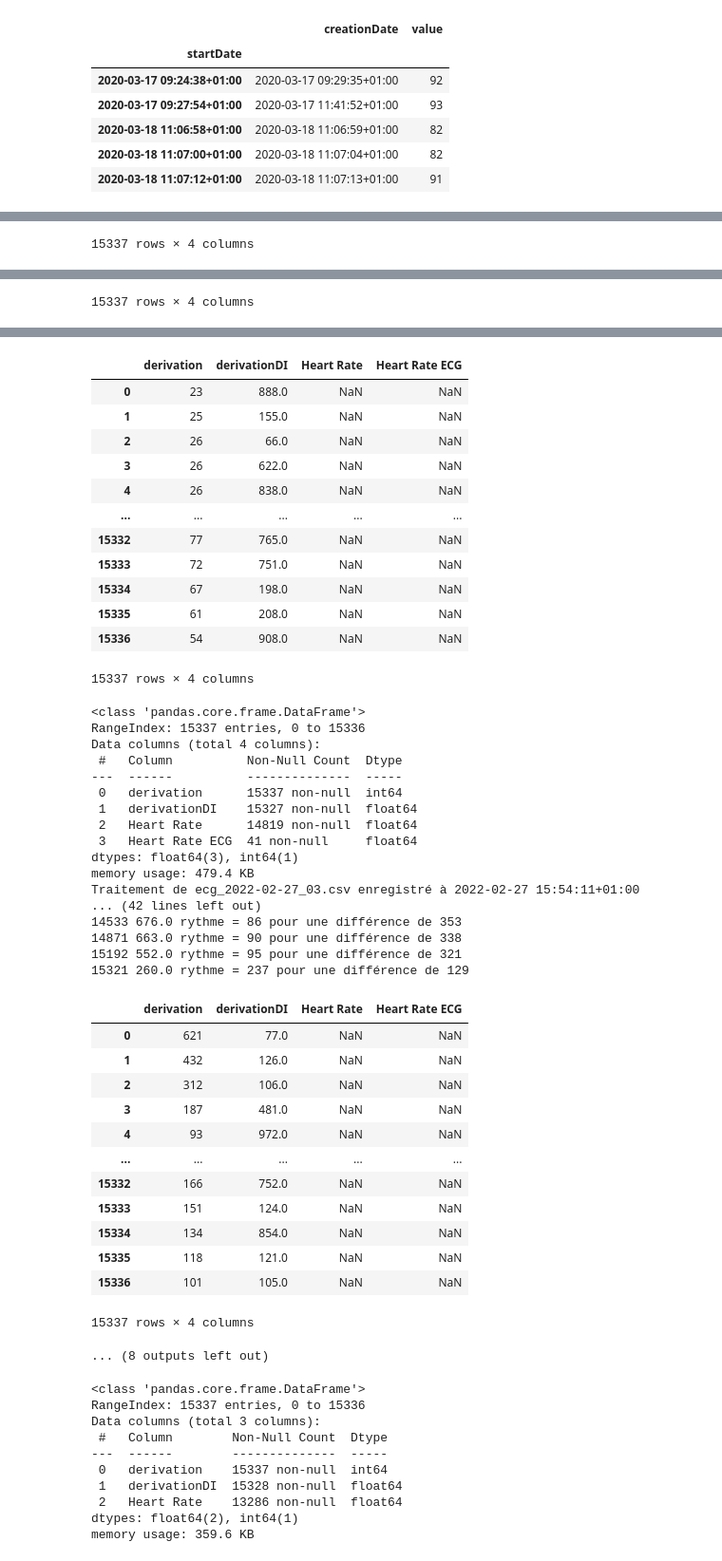
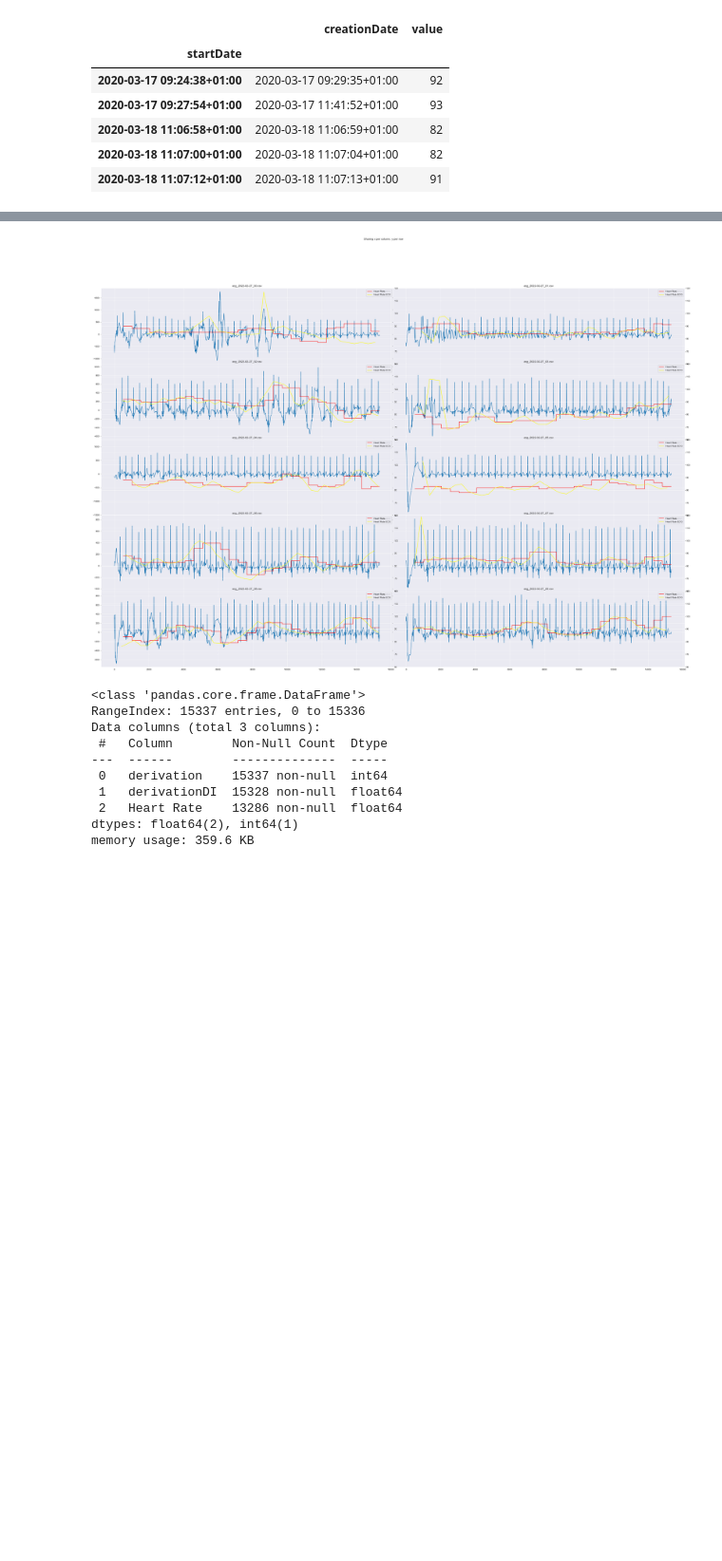
Before and after one commit to pbellot/Physio, a Jupyter notebook: explorationECG.ipynb, the cells around one changed output, grey strips where cells are left out. Shown at 95% size. Drawn from its saved outputs; the diff is of its cells as text; code cells hidden in the pictures; blank space fills up the shorter version.

Commit message:
modifs commentaires et affichage

```diff
--- a/explorationECG.ipynb
+++ b/explorationECG.ipynb
@@ -394,7 +394,7 @@ def afficheEcg(ecg, titre, axe=None):
 # %%
 nbFichiers = 0
 fig = plt.figure(figsize=(45,30))
-gs = fig.add_gridspec(3, 2, hspace=0, wspace=0)
+gs = fig.add_gridspec(5, 2, hspace=0, wspace=0) #nombre de lignes et colonnes pour l'affichage des figures
 #(ax1, ax2), (ax3, ax4) , (ax5, ax6) \
 axes = gs.subplots(sharex='col', sharey='row')
 print(axes.shape)
@@ -458,6 +458,6 @@ for f in csvFiles:
     #display(ecg)
     #ecg.info()
     nbFichiers +=1
-    if nbFichiers == 6:
+    if nbFichiers == 10: # nombre de séquences à traiter !!!! pour que les graphiques s'affichent, changer aussi le nombre de figures lignes/colonnes (ligne 3 de cette cellule)
         break
 # %% [output]
@@ -493 +480,0 @@ Traitement de ecg_2022-02-27_00.csv enregistré à 2022-02-27 15:52:28+01:00
-15337 rows × 4 columns
@@ -523 +480,0 @@ Traitement de ecg_2022-02-27_01.csv enregistré à 2022-02-27 15:53:02+01:00
-15337 rows × 4 columns
@@ -541,47 +481,4 @@ Traitement de ecg_2022-02-27_02.csv enregistré à 2022-02-27 15:53:36+01:00
-|  | derivation | derivationDI | Heart Rate | Heart Rate ECG |
-| 0 | 23 | 888.0 | NaN | NaN |
-| 1 | 25 | 155.0 | NaN | NaN |
-| 2 | 26 | 66.0 | NaN | NaN |
-| 3 | 26 | 622.0 | NaN | NaN |
-| 4 | 26 | 838.0 | NaN | NaN |
-| ... | ... | ... | ... | ... |
-| 15332 | 77 | 765.0 | NaN | NaN |
-| 15333 | 72 | 751.0 | NaN | NaN |
-| 15334 | 67 | 198.0 | NaN | NaN |
-| 15335 | 61 | 208.0 | NaN | NaN |
-| 15336 | 54 | 908.0 | NaN | NaN |
-15337 rows × 4 columns
-<class 'pandas.core.frame.DataFrame'>
-RangeIndex: 15337 entries, 0 to 15336
-Data columns (total 4 columns):
- #   Column          Non-Null Count  Dtype
----  ------          --------------  -----
- 0   derivation      15337 non-null  int64
- 1   derivationDI    15327 non-null  float64
- 2   Heart Rate      14819 non-null  float64
- 3   Heart Rate ECG  41 non-null     float64
-dtypes: float64(3), int64(1)
-memory usage: 479.4 KB
-Traitement de ecg_2022-02-27_03.csv enregistré à 2022-02-27 15:54:11+01:00
-... (42 lines left out)
-14533 676.0 rythme = 86 pour une différence de 353
-14871 663.0 rythme = 90 pour une différence de 338
-15192 552.0 rythme = 95 pour une différence de 321
-15321 260.0 rythme = 237 pour une différence de 129
-|  | derivation | derivationDI | Heart Rate | Heart Rate ECG |
-| 0 | 621 | 77.0 | NaN | NaN |
-| 1 | 432 | 126.0 | NaN | NaN |
-| 2 | 312 | 106.0 | NaN | NaN |
-| 3 | 187 | 481.0 | NaN | NaN |
-| 4 | 93 | 972.0 | NaN | NaN |
-| ... | ... | ... | ... | ... |
-| 15332 | 166 | 752.0 | NaN | NaN |
-| 15333 | 151 | 124.0 | NaN | NaN |
-| 15334 | 134 | 854.0 | NaN | NaN |
-| 15335 | 118 | 121.0 | NaN | NaN |
-| 15336 | 101 | 105.0 | NaN | NaN |
-15337 rows × 4 columns
-... (8 outputs left out)
+[figure, added]
 # %%
 ecg.info(
 
```
Also changed, not shown: parts of 1 cell of this notebook.
